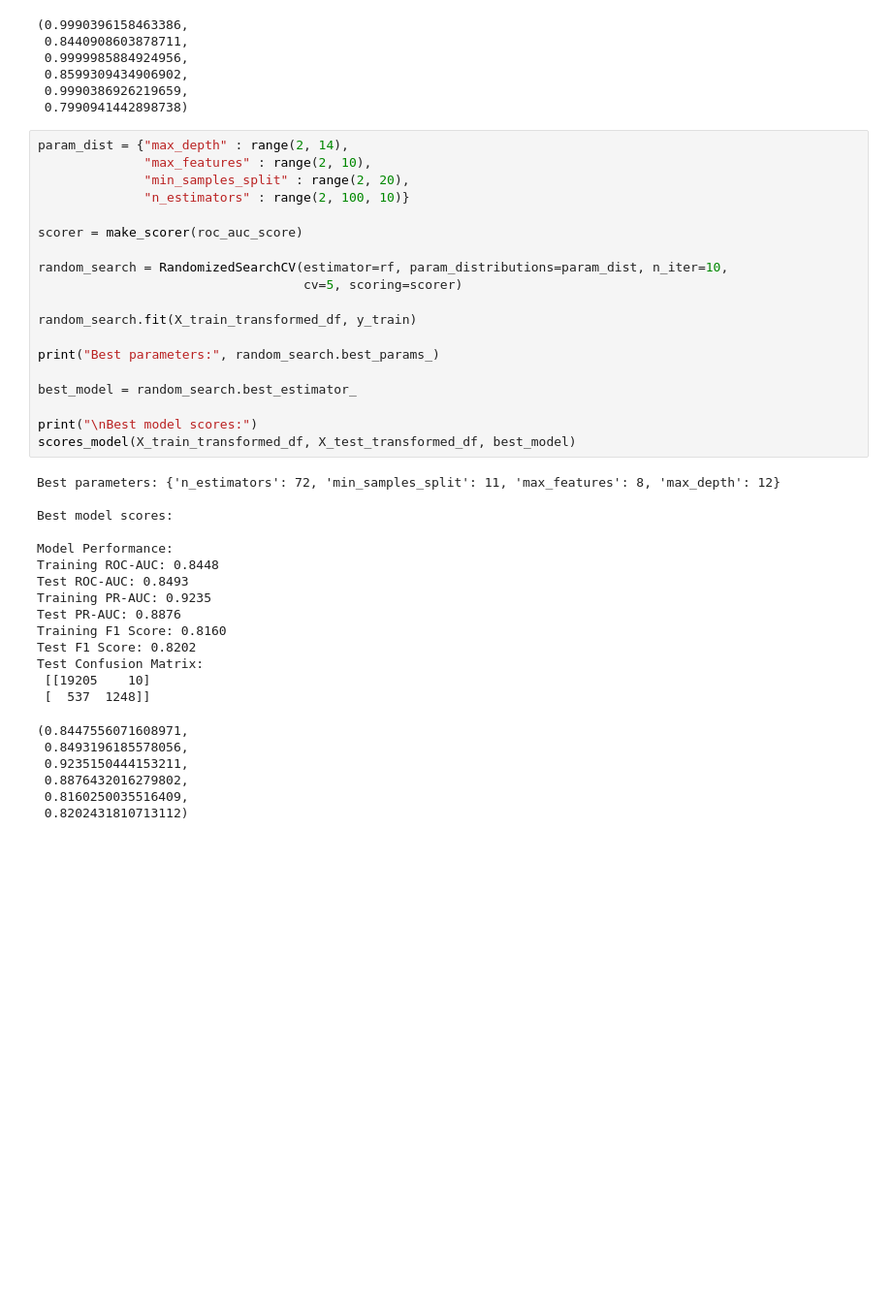
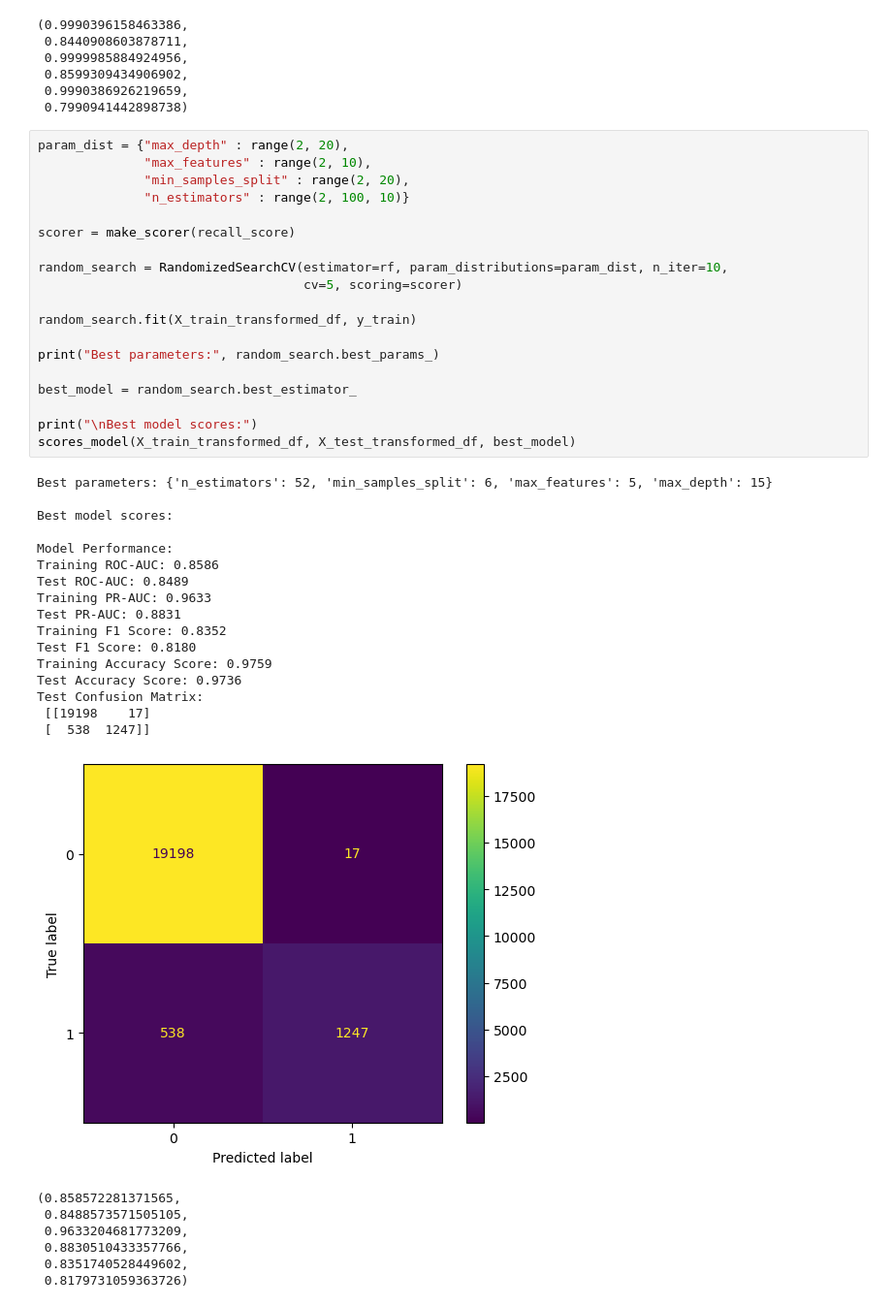
Before and after one commit to kasia-sko/ML, a Jupyter notebook: projekt_1/budowa_krok_2_1.ipynb, the cells around one changed output. Shown at 97% size. Cells and saved outputs as stored; diff of their text form; blank space fills up the shorter version.

```diff
--- a/projekt_1/budowa_krok_2_1.ipynb
+++ b/projekt_1/budowa_krok_2_1.ipynb
@@ -683,42 +816,45 @@ Test Confusion Matrix:
  0.9990386926219659,
  0.7990941442898738)
 # %%
-param_dist = {"max_depth" : range(2, 14),
+param_dist = {"max_depth" : range(2, 20),
               "max_features" : range(2, 10),
               "min_samples_split" : range(2, 20),
               "n_estimators" : range(2, 100, 10)}
 
-scorer = make_scorer(roc_auc_score)
+scorer = make_scorer(recall_score)
 
 random_search = RandomizedSearchCV(estimator=rf, param_distributions=param_dist, n_iter=10,
                                    cv=5, scoring=scorer)
 
 random_search.fit(X_train_transformed_df, y_train)
 
 print("Best parameters:", random_search.best_params_)
 
 best_model = random_search.best_estimator_
 
 print("\nBest model scores:")
 scores_model(X_train_transformed_df, X_test_transformed_df, best_model)
 # %% [output]
-Best parameters: {'n_estimators': 72, 'min_samples_split': 11, 'max_features': 8, 'max_depth': 12}
+Best parameters: {'n_estimators': 52, 'min_samples_split': 6, 'max_features': 5, 'max_depth': 15}
 
 Best model scores:
 
 Model Performance:
-Training ROC-AUC: 0.8448
-Test ROC-AUC: 0.8493
-Training PR-AUC: 0.9235
-Test PR-AUC: 0.8876
-Training F1 Score: 0.8160
-Test F1 Score: 0.8202
+Training ROC-AUC: 0.8586
+Test ROC-AUC: 0.8489
+Training PR-AUC: 0.9633
+Test PR-AUC: 0.8831
+Training F1 Score: 0.8352
+Test F1 Score: 0.8180
+Training Accuracy Score: 0.9759
+Test Accuracy Score: 0.9736
 Test Confusion Matrix:
- [[19205    10]
- [  537  1248]]
+ [[19198    17]
+ [  538  1247]]
+[figure, added]
-(0.8447556071608971,
- 0.8493196185578056,
- 0.9235150444153211,
- 0.8876432016279802,
- 0.8160250035516409,
- 0.8202431810713112)
+(0.858572281371565,
+ 0.8488573571505105,
+ 0.9633204681773209,
+ 0.8830510433357766,
+ 0.8351740528449602,
+ 0.8179731059363726)
```
Also changed, not shown: parts of 17 cells of this notebook.
